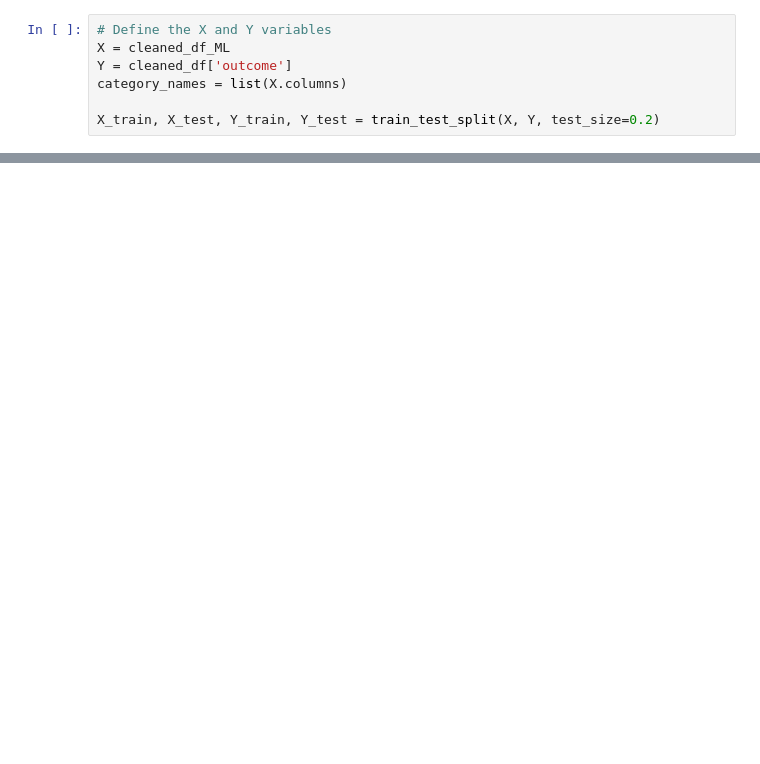
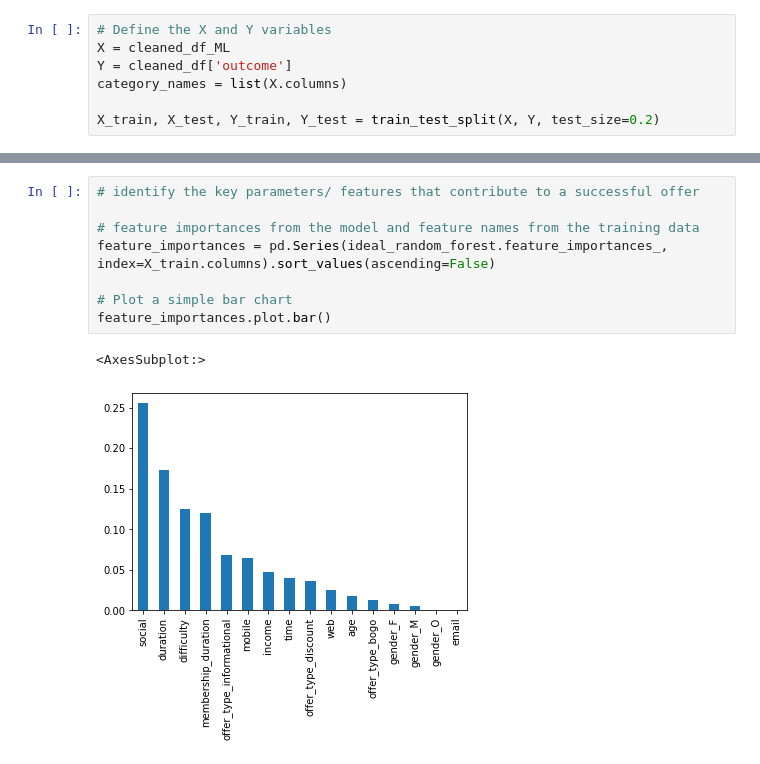
Before and after one commit to Jenemal/Udacity_Starbucks_Capstone, a Jupyter notebook: Starbucks_Capstone_Project.ipynb, the cells around one changed output, grey strips where cells are left out. Cells and saved outputs as stored; diff of their text form; blank space fills up the shorter version.

```diff
--- a/Starbucks_Capstone_Project.ipynb
+++ b/Starbucks_Capstone_Project.ipynb
@@ -424,0 +474,11 @@ Index(['time', 'age', 'income', 'membership_duration', 'difficulty',
+# %%
+# identify the key parameters/ features that contribute to a successful offer
+
+# feature importances from the model and feature names from the training data
+feature_importances = pd.Series(ideal_random_forest.feature_importances_, index=X_train.columns).sort_values(ascending=False)
+
+# Plot a simple bar chart
+feature_importances.plot.bar()
+# %% [output]
+<AxesSubplot:>
+[figure, added]
```
Also changed, not shown: parts of 19 cells of this notebook.
